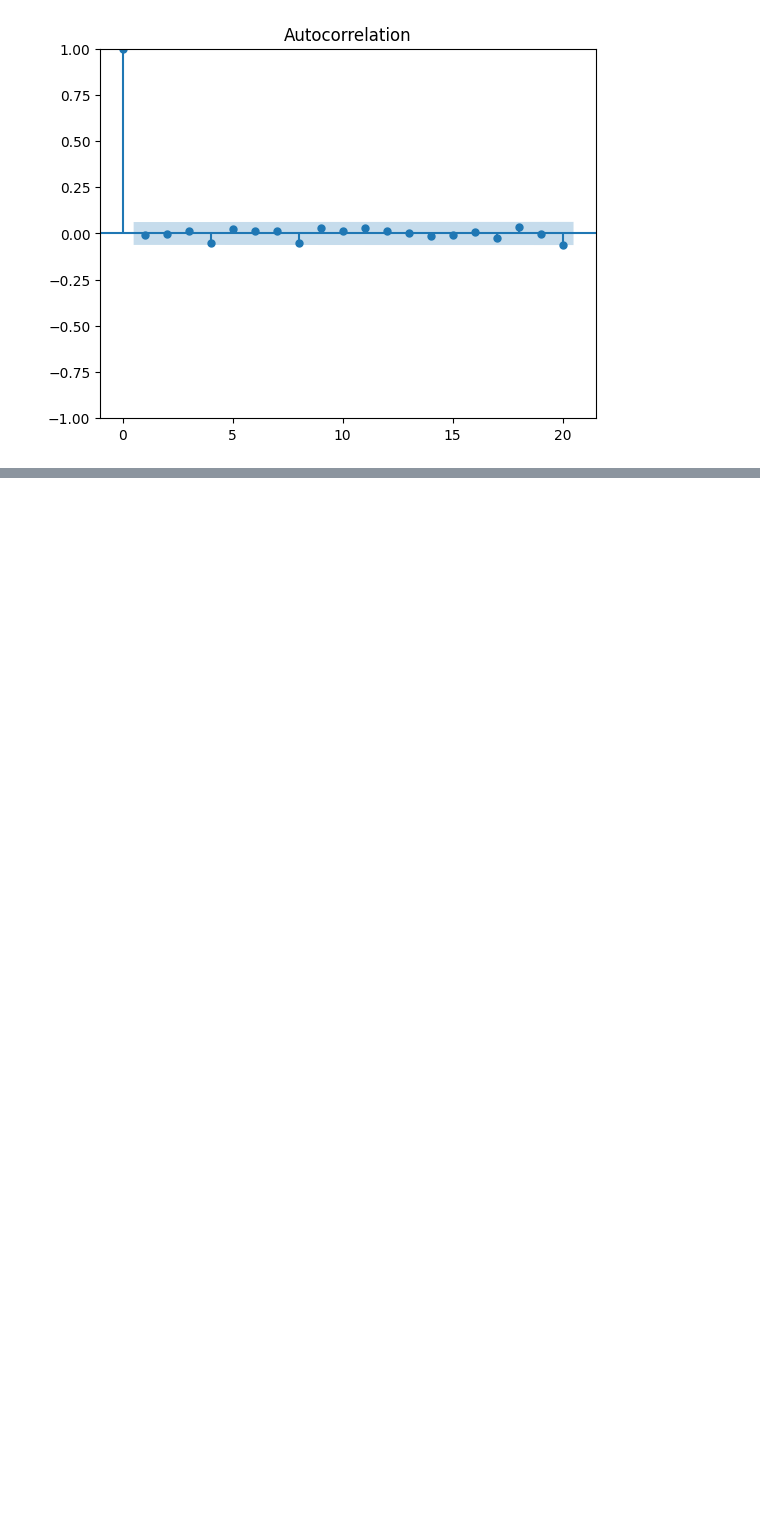
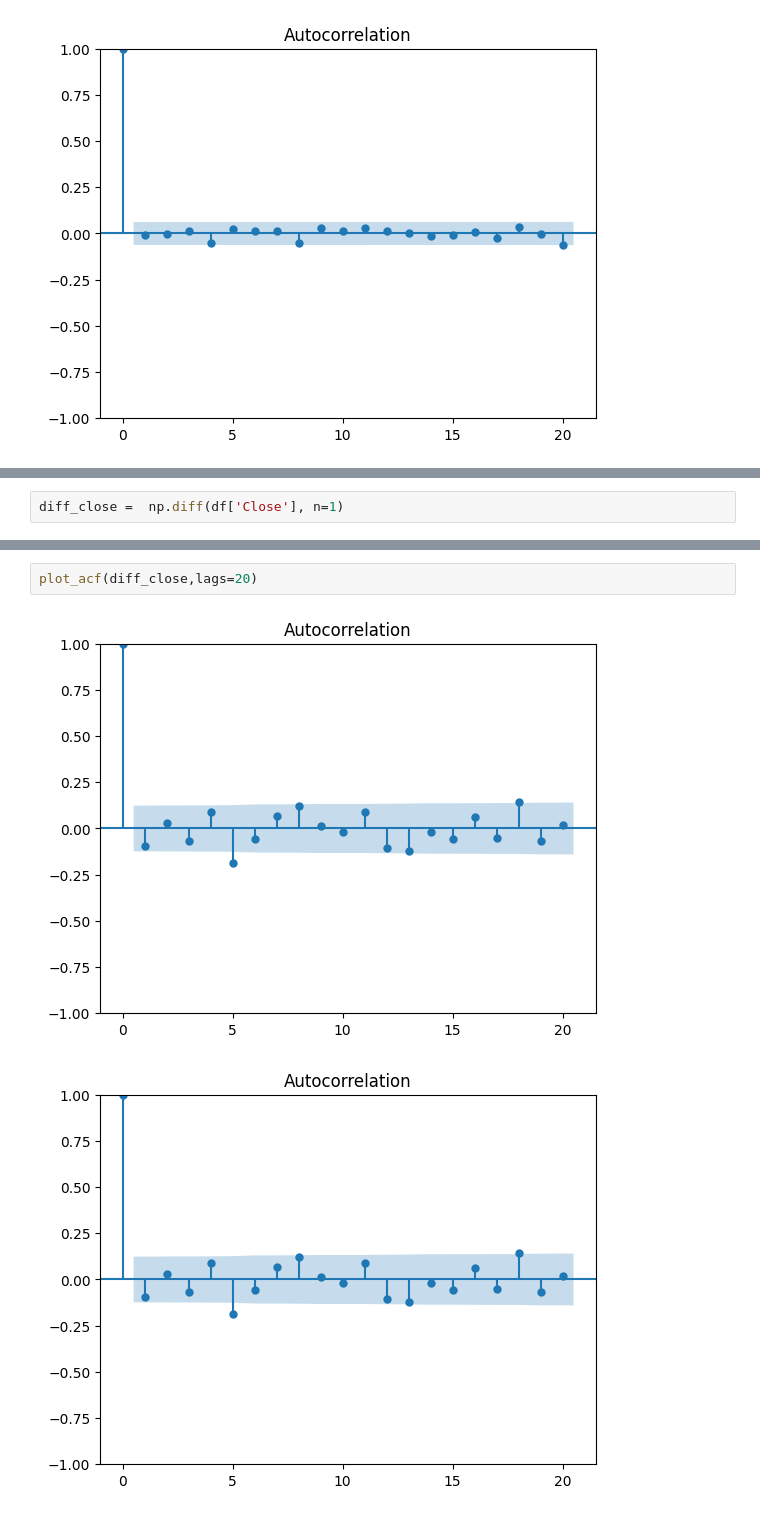
Before and after one commit to alejandro-armenta/time, a Jupyter notebook: random.ipynb, the cells around one changed output, grey strips where cells are left out. Saved outputs shown, nothing was run; the diff lists cells and outputs as text; blank space fills up the shorter version.

```diff
--- a/random.ipynb
+++ b/random.ipynb
@@ -215,0 +252,2 @@ plot_acf(diff_random_walk,lags=20)
+# %%
+diff_close =  np.diff(df['Close'], n=1)
@@ -215,0 +265,5 @@ plot_acf(diff_random_walk,lags=20)
+# %%
+plot_acf(diff_close,lags=20)
+# %% [output]
+[figure, added]
+[figure, added]
```
Also changed, not shown: parts of 12 cells of this notebook, 28 other files.
